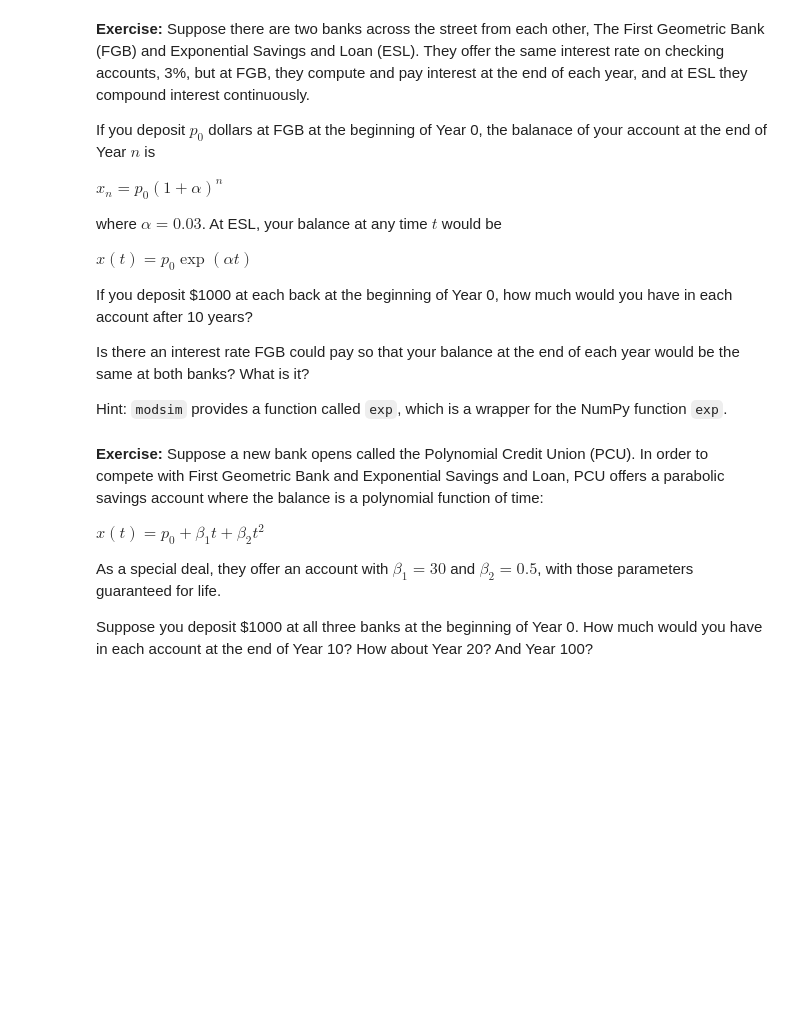
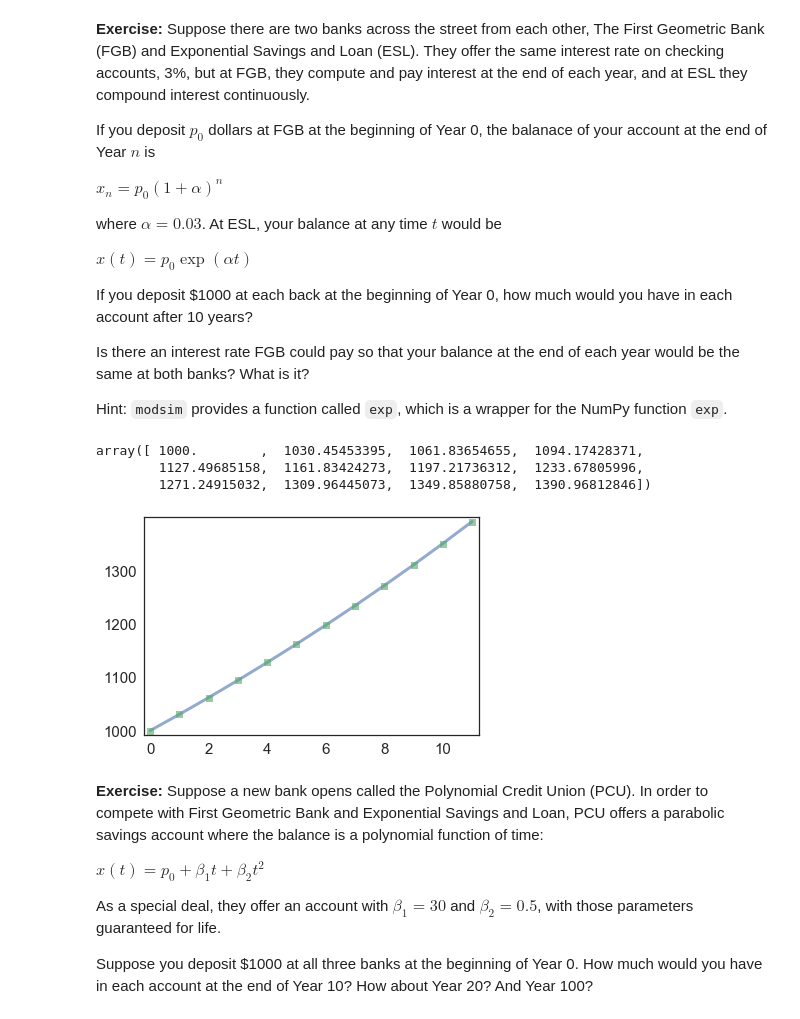
Before and after one commit to cusaitech/ModSimPy, a Jupyter notebook: code/chap04mine.ipynb, the cells around one changed output. Drawn from its saved outputs; the diff is of its cells as text; code cells hidden in the pictures; blank space fills up the shorter version.

```diff
--- a/code/chap04mine.ipynb
+++ b/code/chap04mine.ipynb
@@ -248,3 +243,31 @@ alpha = .03
+# %%
+# Solution goes here
+p0 = 1000
+alpha = 0.03
+time = linrange(11)
+
+geometric = p0 * (1 + alpha) ** time
+geometric
+
+exponential = p0 * exp(alpha * time)
+exponential
+# %% [output]
+array([ 1000.        ,  1030.45453395,  1061.83654655,  1094.17428371,
+        1127.49685158,  1161.83424273,  1197.21736312,  1233.67805996,
+        1271.24915032,  1309.96445073,  1349.85880758,  1390.96812846])
+# %%
+# Solution goes here
+alpha2 = exp(alpha) - 1
+alpha2
+
+geometric = p0 * (1 + alpha2) ** time
+geometric
+
+newfig()
+plot(time, exponential, '-')
+plot(time, geometric, 's')
+# %% [output]
+[figure, added]
 # %%
 # Solution goes here
 # %%
```
Also changed, not shown: parts of 6 cells of this notebook, 2 other files.
